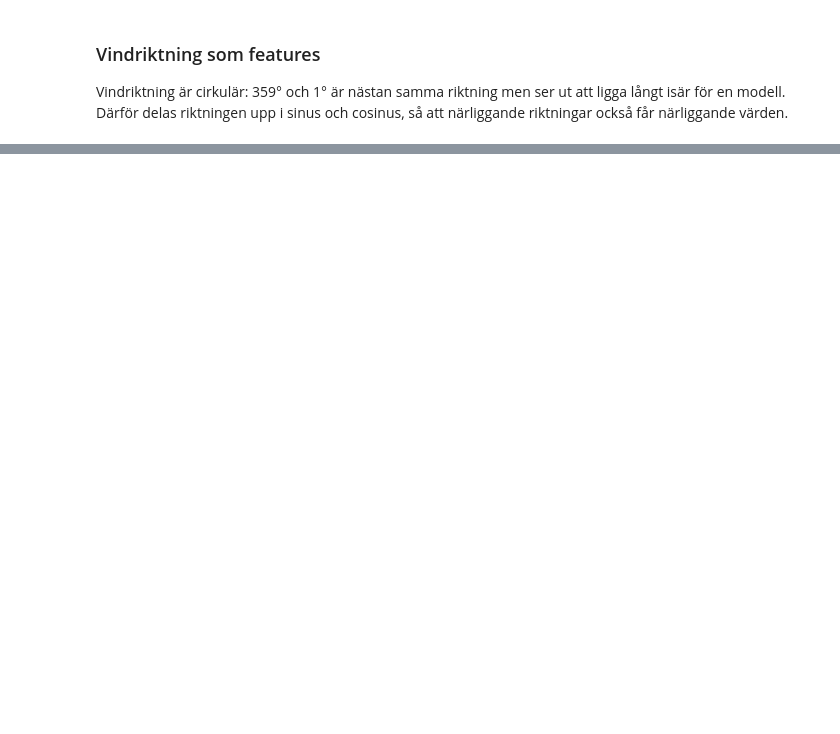
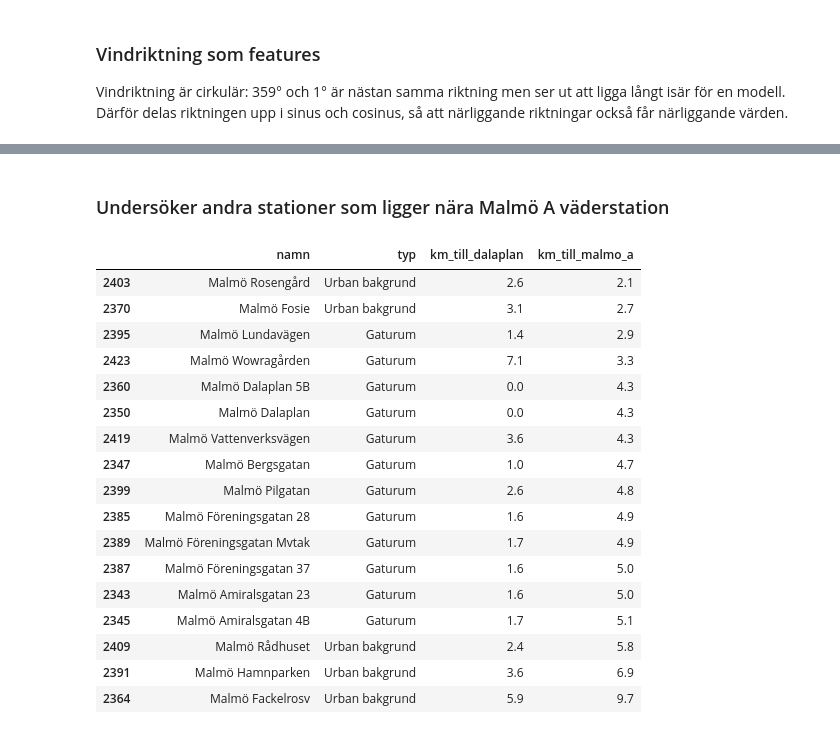
Before and after one commit to EliWei/sandbox_airquality, a Jupyter notebook: luftkvalitet_malmo.ipynb, the cells around one changed output, grey strips where cells are left out. Drawn from its saved outputs; the diff is of its cells as text; code cells hidden in the pictures; blank space fills up the shorter version.

```diff
--- a/luftkvalitet_malmo.ipynb
+++ b/luftkvalitet_malmo.ipynb
@@ -485,0 +496,45 @@ prognos[["wind_from_direction", "vind_sin", "vind_cos"]].head(12)
+# %% [markdown]
+### Undersöker andra stationer som ligger nära Malmö A väderstation
+# %%
+import numpy as np
+
+def avstand_km(lat1, lon1, lat2, lon2):
+    # Enkel approximation som räcker på korta avstånd
+    dy = (lat2 - lat1) * 111
+    dx = (lon2 - lon1) * 111 * np.cos(np.deg2rad(lat1))
+    return np.sqrt(dx**2 + dy**2)
+
+alla_stationer = requests.get(f"{BASE}/stations", timeout=60).json()
+
+luftstationer = pd.DataFrame([{
+    "id": s["id"],
+    "namn": s["properties"]["label"],
+    "typ": s["properties"].get("classification"),
+    "lon": s["geometry"]["coordinates"][0],
+    "lat": s["geometry"]["coordinates"][1],
+} for s in alla_stationer])
+
+malmo_stationer = luftstationer[luftstationer["namn"].str.startswith("Malmö")].drop_duplicates("namn").copy()
+malmo_stationer["km_till_dalaplan"] = avstand_km(55.584747, 13.006230, malmo_stationer["lat"], malmo_stationer["lon"])
+malmo_stationer["km_till_malmo_a"] = avstand_km(55.5715, 13.0708, malmo_stationer["lat"], malmo_stationer["lon"])
+
+malmo_stationer.sort_values("km_till_malmo_a")[["namn", "typ", "km_till_dalaplan", "km_till_malmo_a"]].round(1)
+# %% [output]
+|  | namn | typ | km_till_dalaplan | km_till_malmo_a |
+| 2403 | Malmö Rosengård | Urban bakgrund | 2.6 | 2.1 |
+| 2370 | Malmö Fosie | Urban bakgrund | 3.1 | 2.7 |
+| 2395 | Malmö Lundavägen | Gaturum | 1.4 | 2.9 |
+| 2423 | Malmö Wowragården | Gaturum | 7.1 | 3.3 |
+| 2360 | Malmö Dalaplan 5B | Gaturum | 0.0 | 4.3 |
+| 2350 | Malmö Dalaplan | Gaturum | 0.0 | 4.3 |
+| 2419 | Malmö Vattenverksvägen | Gaturum | 3.6 | 4.3 |
+| 2347 | Malmö Bergsgatan | Gaturum | 1.0 | 4.7 |
+| 2399 | Malmö Pilgatan | Gaturum | 2.6 | 4.8 |
+| 2385 | Malmö Föreningsgatan 28 | Gaturum | 1.6 | 4.9 |
+| 2389 | Malmö Föreningsgatan Mvtak | Gaturum | 1.7 | 4.9 |
+| 2387 | Malmö Föreningsgatan 37 | Gaturum | 1.6 | 5.0 |
+| 2343 | Malmö Amiralsgatan 23 | Gaturum | 1.6 | 5.0 |
+| 2345 | Malmö Amiralsgatan 4B | Gaturum | 1.7 | 5.1 |
+| 2409 | Malmö Rådhuset | Urban bakgrund | 2.4 | 5.8 |
+| 2391 | Malmö Hamnparken | Urban bakgrund | 3.6 | 6.9 |
+| 2364 | Malmö Fackelrosv | Urban bakgrund | 5.9 | 9.7 |
```
Also changed, not shown: parts of 14 cells of this notebook.
